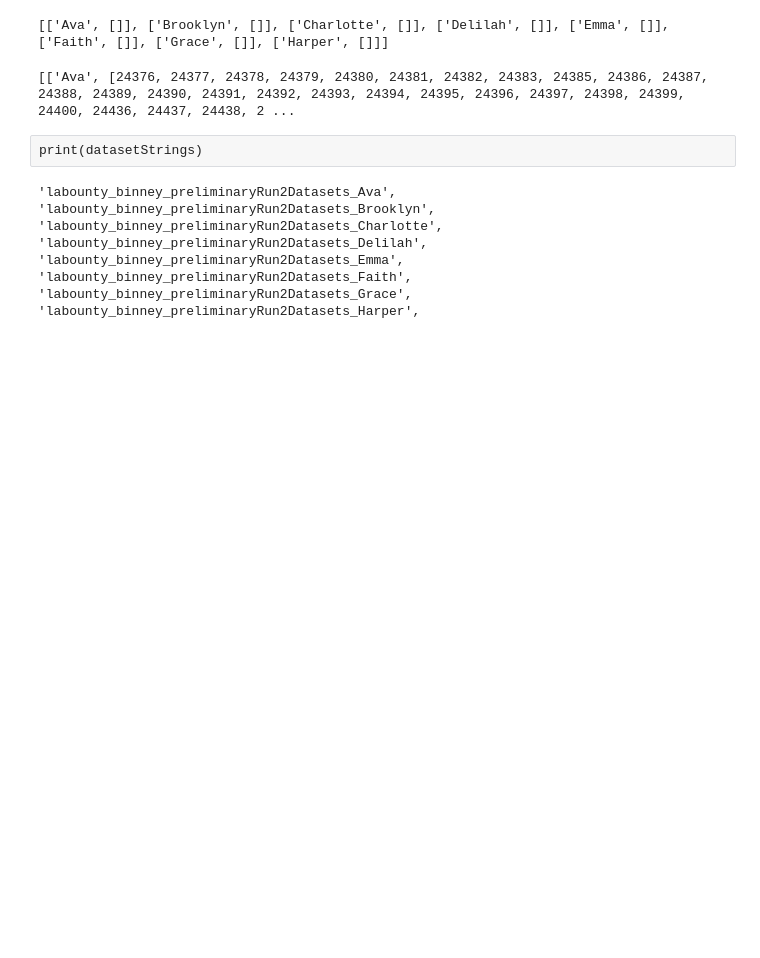
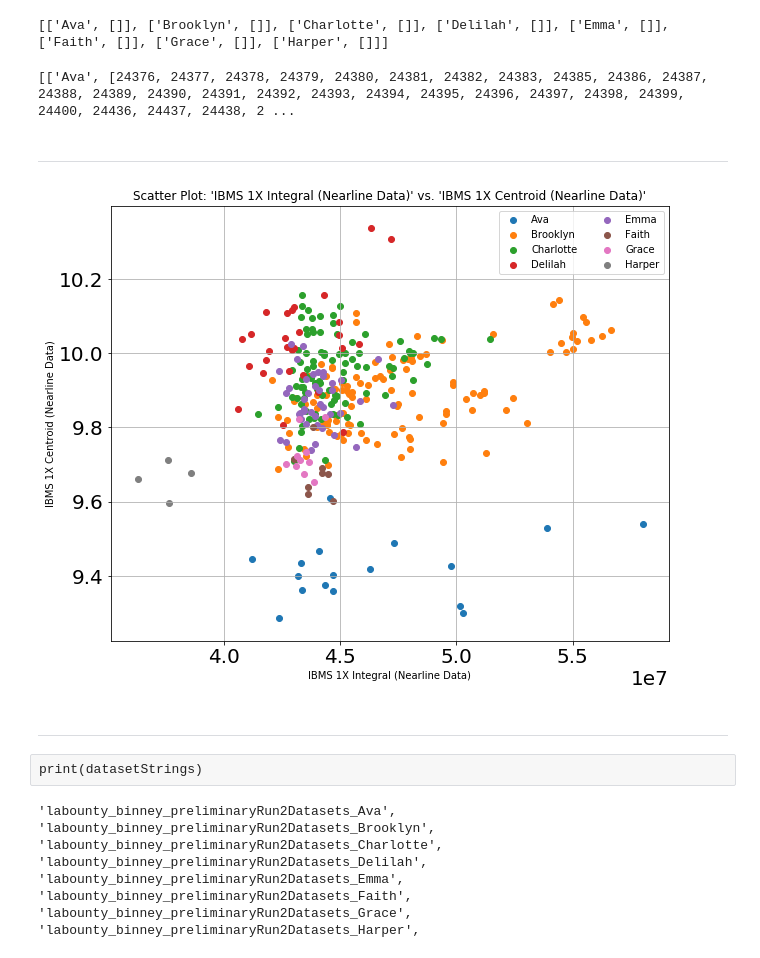
Before and after one commit to jlabounty/g-2, a Jupyter notebook: run2_trendplots/makeTrendPlots.ipynb, the cells around one changed output. Cells and saved outputs as stored; diff of their text form; code cells hidden in the pictures; blank space fills up the shorter version.

Commit message:
Adds function to make scatter plots by dataset

```diff
--- a/run2_trendplots/makeTrendPlots.ipynb
+++ b/run2_trendplots/makeTrendPlots.ipynb
@@ -916,6 +916,39 @@ for i, entry in df.iterrows():
 print(datasets_allRuns)
 # %% [output]
 [['Ava', [24376, 24377, 24378, 24379, 24380, 24381, 24382, 24383, 24385, 24386, 24387, 24388, 24389, 24390, 24391, 24392, 24393, 24394, 24395, 24396, 24397, 24398, 24399, 24400, 24436, 24437, 24438, 2 ...
+# %% [markdown]
+---
+# %%
+# create a plot of any two items in the dataframe vs. one another colored by run number
+def createScatterPlotByDataset(df, items, datasetsByRun):
+    if len(items) > 2:
+        print("ERROR: Please select only two items")
+        return 0
+    fig,ax = plt.subplots(figsize=(10,8))
+    plt.title("Scatter Plot: '"+str(items[0][1])+"' vs. '"+str(items[1][1])+"'")
+    plt.xlabel(items[0][1])
+    plt.ylabel(items[1][1])
+
+    for name, runs in datasetsByRun:
+        dfi = df.loc[df['run'].isin(runs)]
+        plt.scatter(dfi[items[0][0]], dfi[items[1][0]], label=name)
+
+    plt.grid()
+    plt.legend(ncol=2)
+    #plt.show()
+    return (fig,ax)
+# %%
+items = [
+    ['ibms1x_total_integral', 'IBMS 1X Integral (Nearline Data)'],
+    ['ibms1x_centroid', 'IBMS 1X Centroid (Nearline Data)']
+]
+
+fig, ax =  createScatterPlotByDataset(df, items, datasets_allRuns)
+plt.show()
+# %% [output]
+[figure, added]
+# %% [markdown]
+---
 # %%
 def createSamDataset(name, runs, extraConditions = "", dataType = 'raw'):
     dataset = 'samweb -e gm2 create-definition '+str(name)+' " ( '
```
